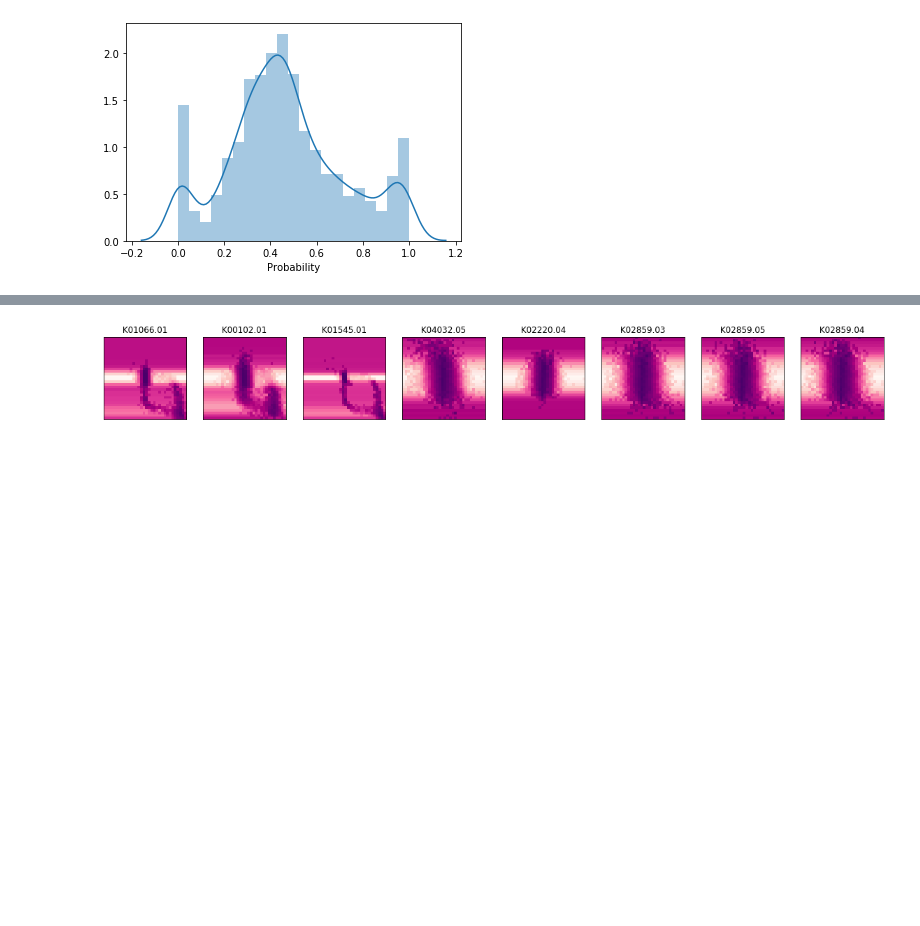
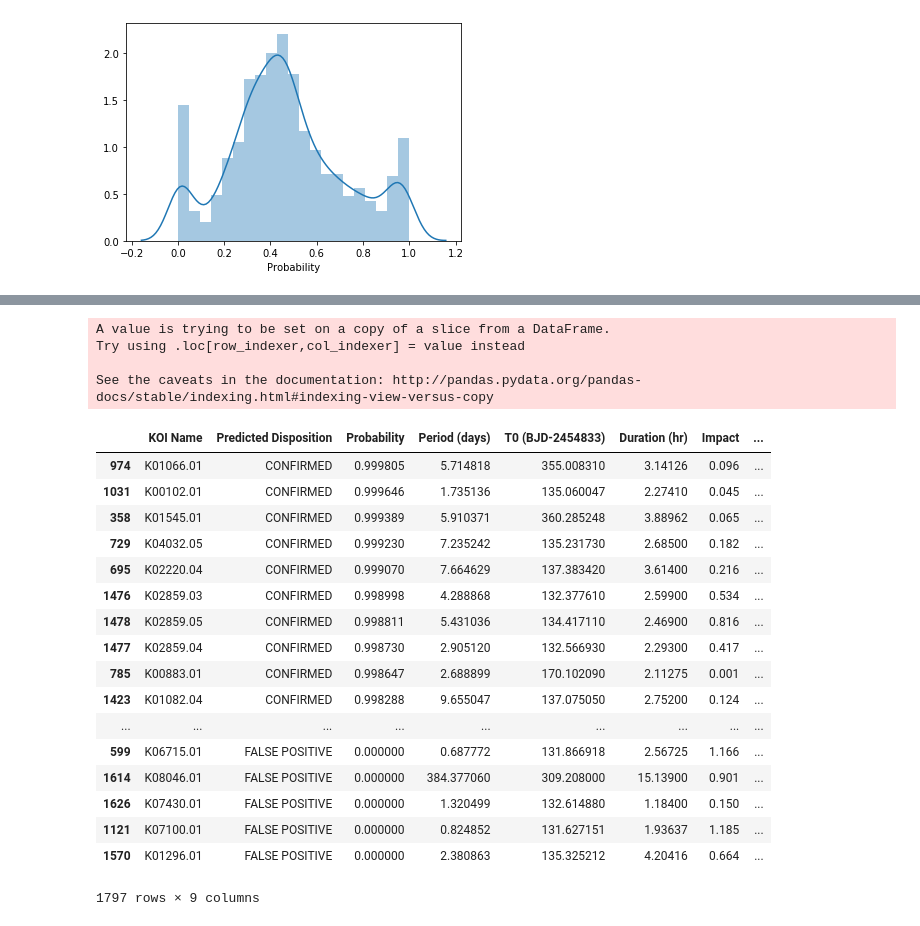
Before and after one commit to harel-coffee/PIIC19-auto, a Jupyter notebook: code/obj1/Visualize MTF predictions.ipynb, the cells around one changed output, grey strips where cells are left out. Cells and saved outputs as stored; diff of their text form; code cells hidden in the pictures; blank space fills up the shorter version.

```diff
--- a/code/obj1/Visualize MTF predictions.ipynb
+++ b/code/obj1/Visualize MTF predictions.ipynb
@@ -562,18 +491,39 @@ df_new
-# %%
-data = MTF_data[mask_unlabeled][indx]
-PROBAS = df_full_candidates.iloc[indx]["Probability"].values
-NAMES = df_full_candidates.iloc[indx]["KOI Name"].values
-
-f, axx = plt.subplots(1, 8, figsize=(20,8))
-for i in range(8):
-    axx[i].imshow(data[i], cmap='RdPu', norm=LogNorm() )
-    #axx[i].set_title("Probability %.3f "%( PROBAS[i]))
-    axx[i].set_title(" %s "%( NAMES[i]))
-    #axx[i].set_xlabel("Object %s"%labels[i_dx])
-    axx[i].set_xticks([])
-    axx[i].set_yticks([])
-
-#f.suptitle(title)
-plt.show()
-# %% [output]
-[figure, removed]
+# %%
+df_new = df_full_candidates[["KOI Name", "Predicted Disposition", "Probability",
+                 "Period", "Time of Transit Epoch", "Duration", "Impact Parameter", "r/R"]]
+#df_new["log(P)"] = np.log(df_new["Probability"]+1e-7)
+#df_new["Star Name"] = df_meta[mask_unlabeled][""]
+df_all = pd.read_csv(fold+"/kepler_dataset.csv")
+df_new["Kepler ID"] = df_all[mask_unlabeled]["Kepler ID"].values
+#change names
+
+df_new.columns = ["KOI Name", "Predicted Disposition", "Probability",
+                  "Period (days)", "T0 (BJD-2454833)", "Duration (hr)", "Impact", "R_p/R*", "Kepler ID"]
+
+indx = np.argsort(df_new["Probability"])[::-1]
+df_new = df_new.iloc[indx]
+
+df_new
+# %% [output]
+A value is trying to be set on a copy of a slice from a DataFrame.
+Try using .loc[row_indexer,col_indexer] = value instead
+
+See the caveats in the documentation: http://pandas.pydata.org/pandas-docs/stable/indexing.html#indexing-view-versus-copy
+|  | KOI Name | Predicted Disposition | Probability | Period (days) | T0 (BJD-2454833) | Duration (hr) | Impact | ... |
+| 974 | K01066.01 | CONFIRMED | 0.999805 | 5.714818 | 355.008310 | 3.14126 | 0.096 | ... |
+| 1031 | K00102.01 | CONFIRMED | 0.999646 | 1.735136 | 135.060047 | 2.27410 | 0.045 | ... |
+| 358 | K01545.01 | CONFIRMED | 0.999389 | 5.910371 | 360.285248 | 3.88962 | 0.065 | ... |
+| 729 | K04032.05 | CONFIRMED | 0.999230 | 7.235242 | 135.231730 | 2.68500 | 0.182 | ... |
+| 695 | K02220.04 | CONFIRMED | 0.999070 | 7.664629 | 137.383420 | 3.61400 | 0.216 | ... |
+| 1476 | K02859.03 | CONFIRMED | 0.998998 | 4.288868 | 132.377610 | 2.59900 | 0.534 | ... |
+| 1478 | K02859.05 | CONFIRMED | 0.998811 | 5.431036 | 134.417110 | 2.46900 | 0.816 | ... |
+| 1477 | K02859.04 | CONFIRMED | 0.998730 | 2.905120 | 132.566930 | 2.29300 | 0.417 | ... |
+| 785 | K00883.01 | CONFIRMED | 0.998647 | 2.688899 | 170.102090 | 2.11275 | 0.001 | ... |
+| 1423 | K01082.04 | CONFIRMED | 0.998288 | 9.655047 | 137.075050 | 2.75200 | 0.124 | ... |
+| ... | ... | ... | ... | ... | ... | ... | ... | ... |
+| 599 | K06715.01 | FALSE POSITIVE | 0.000000 | 0.687772 | 131.866918 | 2.56725 | 1.166 | ... |
+| 1614 | K08046.01 | FALSE POSITIVE | 0.000000 | 384.377060 | 309.208000 | 15.13900 | 0.901 | ... |
+| 1626 | K07430.01 | FALSE POSITIVE | 0.000000 | 1.320499 | 132.614880 | 1.18400 | 0.150 | ... |
+| 1121 | K07100.01 | FALSE POSITIVE | 0.000000 | 0.824852 | 131.627151 | 1.93637 | 1.185 | ... |
+| 1570 | K01296.01 | FALSE POSITIVE | 0.000000 | 2.380863 | 135.325212 | 4.20416 | 0.664 | ... |
+1797 rows × 9 columns
```
Also changed, not shown: parts of 4 cells of this notebook, 3 other files.
